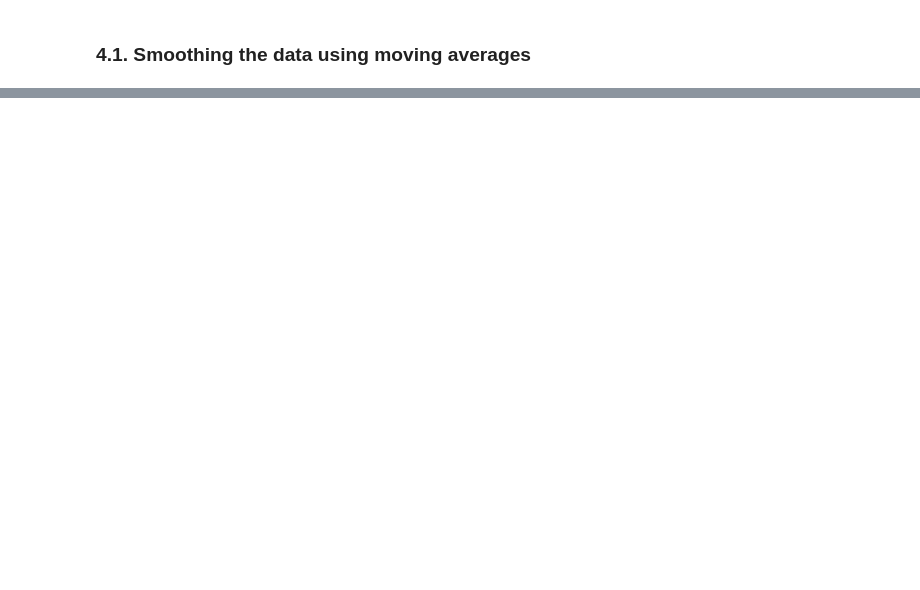
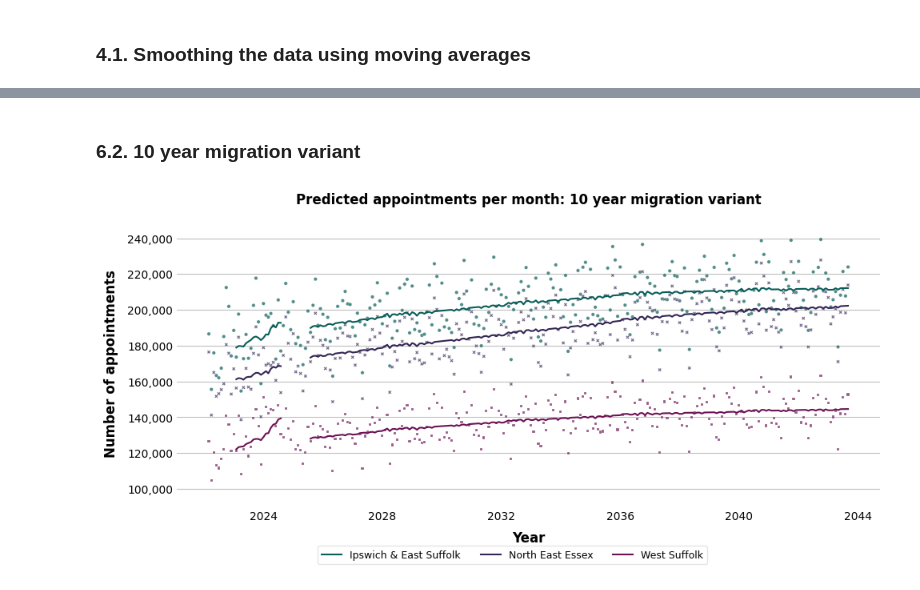
Before and after one commit to Norfolk-Suffolk-ICS/PrimaryCareDemandAndCapacity, a Jupyter notebook: notebooks/2d_Appointments.ipynb, the cells around one changed output, grey strips where cells are left out. Cells and saved outputs as stored; diff of their text form; code cells hidden in the pictures; blank space fills up the shorter version.

```diff
--- a/notebooks/2d_Appointments.ipynb
+++ b/notebooks/2d_Appointments.ipynb
@@ -704,0 +524,18 @@ plt.show()
+# %% [markdown]
+### 6.2. 10 year migration variant
+# %%
+plt.subplots(figsize=(10,5))
+plt.xlabel('Year')
+plt.ylabel('Number of appointments')
+plt.title('Predicted appointments per month: 10 year migration variant')
+sns.scatterplot(x='DATE', y='Predicted appointments per month (10 year migration variant)',  data=projections_combined_df, hue='Sub-ICB', style='Sub-ICB',  s=10, legend=False, alpha=0.7)
+sns.lineplot(x='DATE', y='Predicted appointments per month (10 year migration variant)',  data=smoothed_df_predicted, hue='Sub-ICB', legend=False)
+sns.scatterplot(x='DATE', y='COUNT_OF_APPOINTMENTS',  data=appointments_df, hue='Alliance', style='Alliance',  s=10, legend=False, alpha=0.7)
+sns.lineplot(x='DATE', y='COUNT_OF_APPOINTMENTS',  data=smoothed_df_actual, hue='Alliance')
+plt.legend(loc =(0.2,-0.2), ncol=3)
+plt.gca().yaxis.set_major_formatter(FuncFormatter(lambda x, _: f'{int(x):,}'))
+plt.ylim((90000,250000))
+plt.tight_layout()
+plt.savefig(f"{plot_counter.plot_name}.png", dpi=300)
+# %% [output]
+[figure, added]
```
Also changed, not shown: parts of 45 cells of this notebook.
